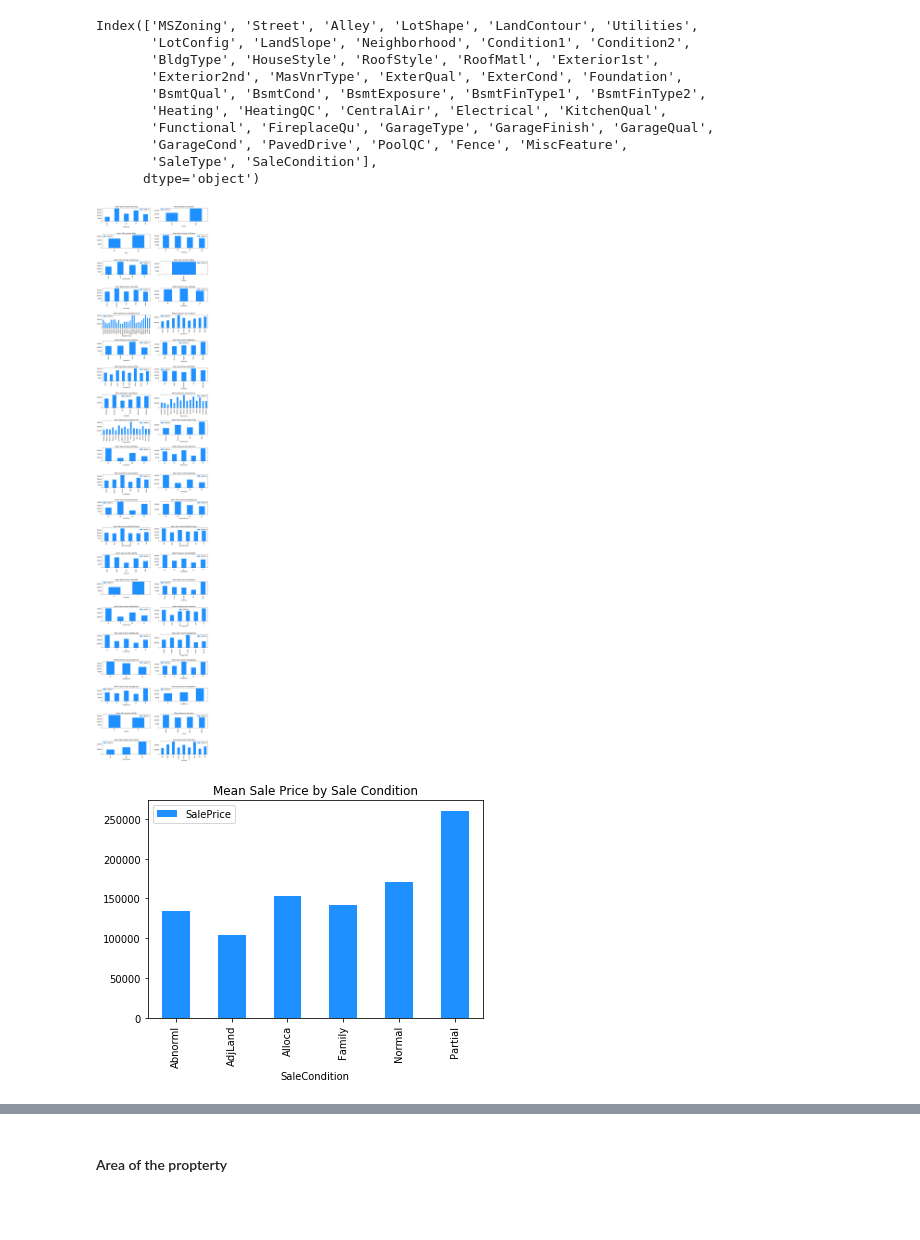
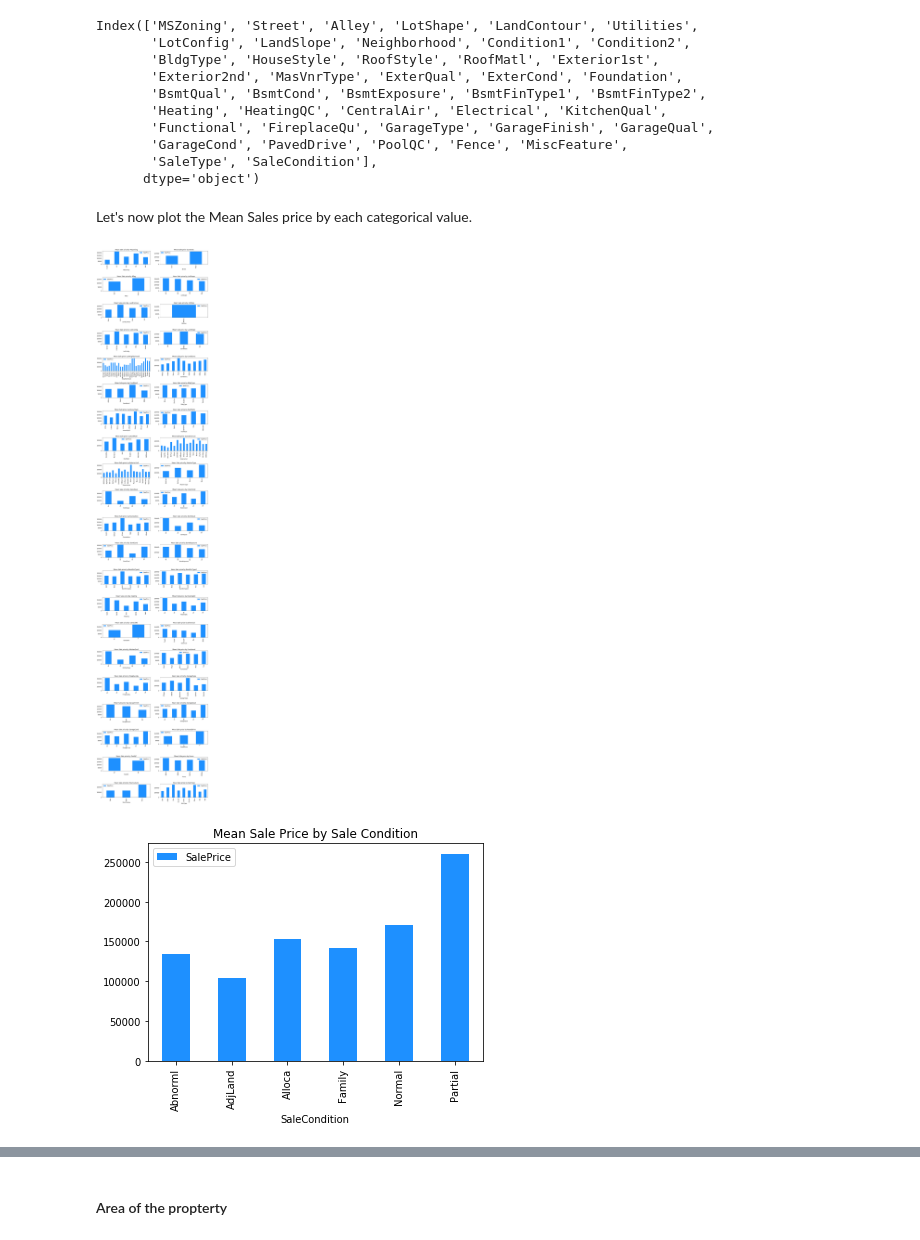
Before and after one commit to Ocma/House_Pricing_Kaggle_Competition, a Jupyter notebook: House Pricing.ipynb, the cells around one changed output, grey strips where cells are left out. Saved outputs shown, nothing was run; the diff lists cells and outputs as text; code cells hidden in the pictures; blank space fills up the shorter version.

```diff
--- a/House Pricing.ipynb
+++ b/House Pricing.ipynb
@@ -84,3 +107,4 @@ train= train[train['GarageArea'] < 1100]
 train= train[train['WoodDeckSF'] < 1100]
 train= train[train['OpenPorchSF'] < 350]
 train= train[train['EnclosedPorch'] < 300]
+train= train[train['MiscVal'] < 2500]
@@ -132,22 +166,25 @@ Index(['MSZoning', 'Street', 'Alley', 'LotShape', 'LandContour', 'Utilities',
        'GarageCond', 'PavedDrive', 'PoolQC', 'Fence', 'MiscFeature',
        'SaleType', 'SaleCondition'],
       dtype='object')
+# %% [markdown]
+Let's now plot the Mean Sales price by each categorical value.
 # %%
-fig, axes = plt.subplots(nrows= 21, ncols=2, figsize=(15,80))
+fig, axes = plt.subplots(nrows= 21, ncols=2, figsize=(15,80)) # Sets the subplots grid and the grid size.
 
-fig.subplots_adjust(hspace = 1)
+fig.subplots_adjust(hspace = 1) # Sets the space between plots. This case it sets the space between rows 'hspace'
 
-
+# Loop that creates all plot and place them in their correct place within the grid
 for i, variable in enumerate(categorical_data.columns[:42]):
-    train.pivot_table(values = 'SalePrice', index = variable, ).plot(kind = 'bar', ax = axes[i//2][i%2],
+    train.pivot_table(values = 'SalePrice', index = variable).plot(kind = 'bar', ax = axes[i//2][i%2],
                                                                     title = 'Mean Sale price by {}'.format(variable),
                                                                     color = 'dodgerblue');
 
+# Creates the last plot, as the number of plots were odd and the for loop was set for even number of plots
 train.pivot_table(values = 'SalePrice', index = 'SaleCondition').plot(kind = 'bar',
                                                                       title = 'Mean Sale Price by Sale Condition',
                                                                       color = 'dodgerblue');
 # %% [output]
-[figure, old version]
+[figure, new version]
 [figure]
 # %% [markdown]
 As for the categorical data, I will use in my model:
```
Also changed, not shown: parts of 48 cells of this notebook.
